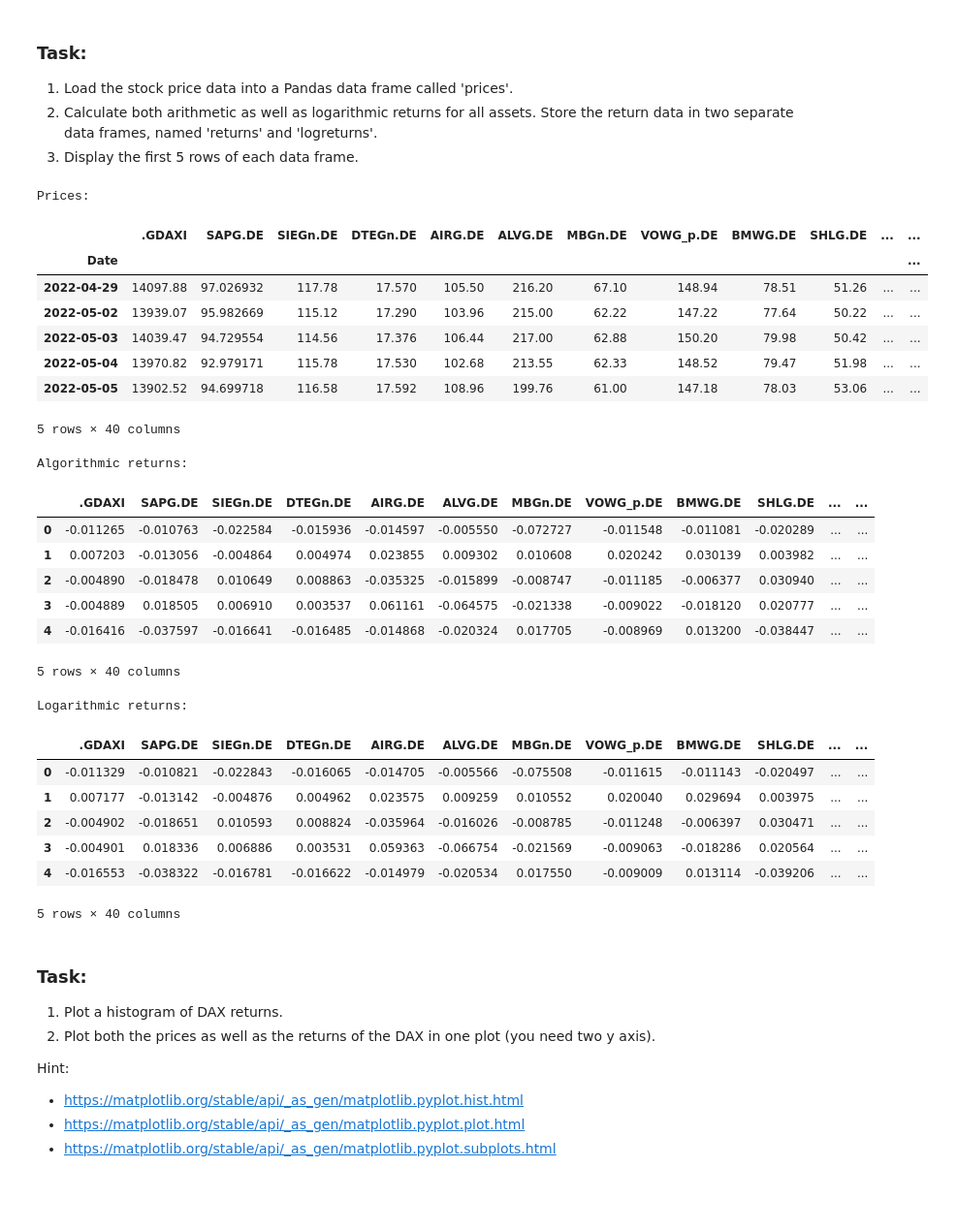
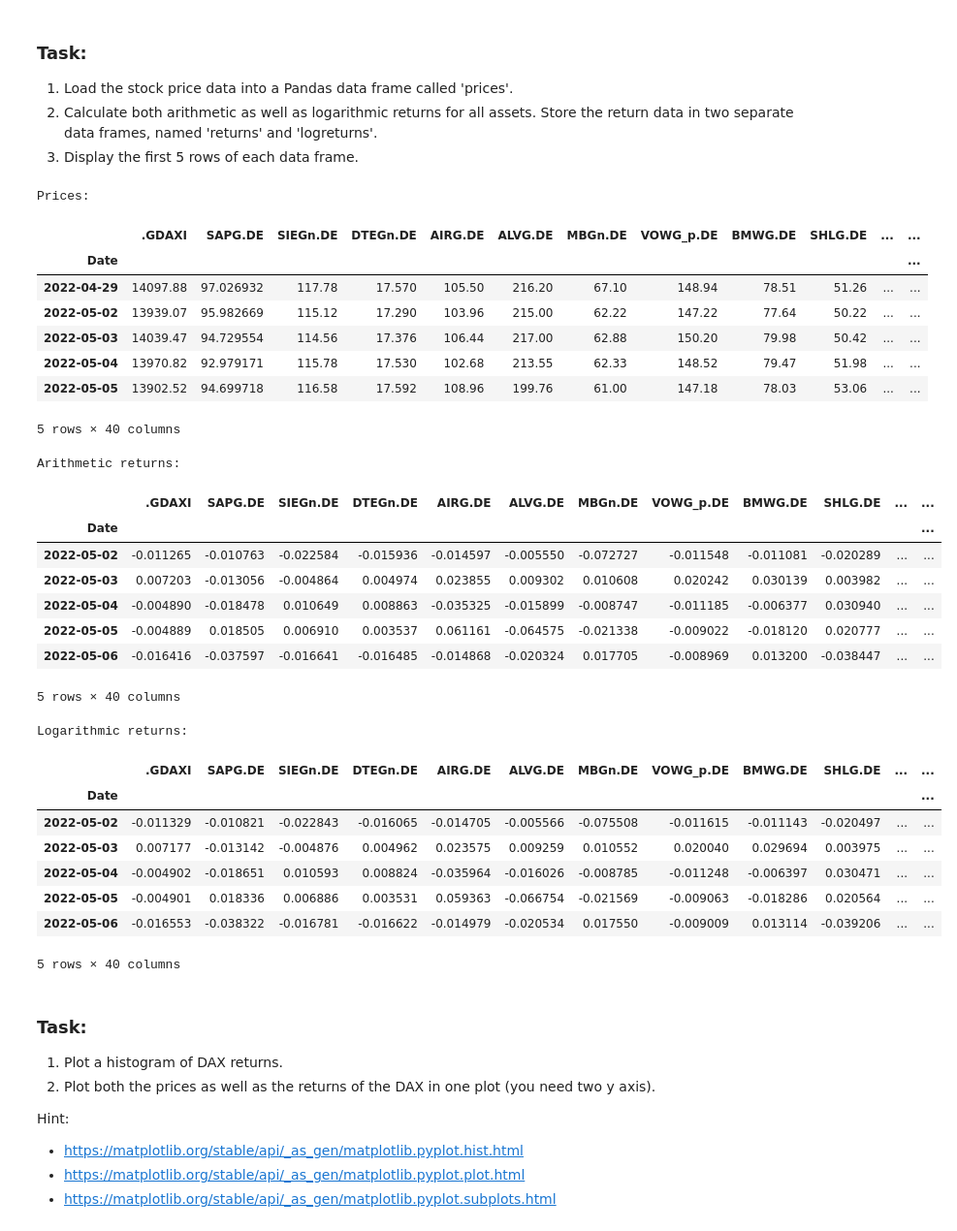
Before and after one commit to iwh-halle/fdap-2024-Big-Eric-Blip, a Jupyter notebook: homework/02_python.ipynb, the cells around one changed output. Shown at 97% size. Saved outputs shown, nothing was run; the diff lists cells and outputs as text; code cells hidden in the pictures; blank space fills up the shorter version.

```diff
--- a/homework/02_python.ipynb
+++ b/homework/02_python.ipynb
@@ -125,42 +125,44 @@ In general, it is a useful practice to prefix output files with the name of the
 # %%
 import pandas as pd
 import numpy as np
 
 prices=pd.DataFrame(pd.read_csv('02_python_data.csv',index_col=0))
-returns = pd.DataFrame({a: [(prices.loc[prices.index[i], a] - prices.loc[prices.index[i-1], a]) / prices.loc[prices.index[i-1], a] for i in range(1, len(prices))] for a in prices.columns})
-logreturns = pd.DataFrame({b: [np.log(prices.loc[prices.index[i], b] / prices.loc[prices.index[i-1], b]) for i in range(1, len(prices))] for b in prices.columns})
+returns= ((prices-prices.shift(1)) /prices.shift(1)).dropna()
+logreturns = np.log(prices / prices.shift(1)).dropna()
 
 print("Prices:")
 display(prices.head())
-print("\nAlgorithmic returns:")
+print("\nArithmetic returns:")
 display(returns.head())
 print("\nLogarithmic returns:")
 display(logreturns.head())
 # %% [output]
 Prices:
 |  | .GDAXI | SAPG.DE | SIEGn.DE | DTEGn.DE | AIRG.DE | ALVG.DE | MBGn.DE | VOWG_p.DE | BMWG.DE | SHLG.DE | ... | ... |
 | Date |  |  |  |  |  |  |  |  |  |  |  | ... |
 | 2022-04-29 | 14097.88 | 97.026932 | 117.78 | 17.570 | 105.50 | 216.20 | 67.10 | 148.94 | 78.51 | 51.26 | ... | ... |
 | 2022-05-02 | 13939.07 | 95.982669 | 115.12 | 17.290 | 103.96 | 215.00 | 62.22 | 147.22 | 77.64 | 50.22 | ... | ... |
 | 2022-05-03 | 14039.47 | 94.729554 | 114.56 | 17.376 | 106.44 | 217.00 | 62.88 | 150.20 | 79.98 | 50.42 | ... | ... |
 | 2022-05-04 | 13970.82 | 92.979171 | 115.78 | 17.530 | 102.68 | 213.55 | 62.33 | 148.52 | 79.47 | 51.98 | ... | ... |
 | 2022-05-05 | 13902.52 | 94.699718 | 116.58 | 17.592 | 108.96 | 199.76 | 61.00 | 147.18 | 78.03 | 53.06 | ... | ... |
 5 rows × 40 columns
-Algorithmic returns:
+Arithmetic returns:
 |  | .GDAXI | SAPG.DE | SIEGn.DE | DTEGn.DE | AIRG.DE | ALVG.DE | MBGn.DE | VOWG_p.DE | BMWG.DE | SHLG.DE | ... | ... |
-| 0 | -0.011265 | -0.010763 | -0.022584 | -0.015936 | -0.014597 | -0.005550 | -0.072727 | -0.011548 | -0.011081 | -0.020289 | ... | ... |
-| 1 | 0.007203 | -0.013056 | -0.004864 | 0.004974 | 0.023855 | 0.009302 | 0.010608 | 0.020242 | 0.030139 | 0.003982 | ... | ... |
-| 2 | -0.004890 | -0.018478 | 0.010649 | 0.008863 | -0.035325 | -0.015899 | -0.008747 | -0.011185 | -0.006377 | 0.030940 | ... | ... |
-| 3 | -0.004889 | 0.018505 | 0.006910 | 0.003537 | 0.061161 | -0.064575 | -0.021338 | -0.009022 | -0.018120 | 0.020777 | ... | ... |
-| 4 | -0.016416 | -0.037597 | -0.016641 | -0.016485 | -0.014868 | -0.020324 | 0.017705 | -0.008969 | 0.013200 | -0.038447 | ... | ... |
+| Date |  |  |  |  |  |  |  |  |  |  |  | ... |
+| 2022-05-02 | -0.011265 | -0.010763 | -0.022584 | -0.015936 | -0.014597 | -0.005550 | -0.072727 | -0.011548 | -0.011081 | -0.020289 | ... | ... |
+| 2022-05-03 | 0.007203 | -0.013056 | -0.004864 | 0.004974 | 0.023855 | 0.009302 | 0.010608 | 0.020242 | 0.030139 | 0.003982 | ... | ... |
+| 2022-05-04 | -0.004890 | -0.018478 | 0.010649 | 0.008863 | -0.035325 | -0.015899 | -0.008747 | -0.011185 | -0.006377 | 0.030940 | ... | ... |
+| 2022-05-05 | -0.004889 | 0.018505 | 0.006910 | 0.003537 | 0.061161 | -0.064575 | -0.021338 | -0.009022 | -0.018120 | 0.020777 | ... | ... |
+| 2022-05-06 | -0.016416 | -0.037597 | -0.016641 | -0.016485 | -0.014868 | -0.020324 | 0.017705 | -0.008969 | 0.013200 | -0.038447 | ... | ... |
 5 rows × 40 columns
 Logarithmic returns:
 |  | .GDAXI | SAPG.DE | SIEGn.DE | DTEGn.DE | AIRG.DE | ALVG.DE | MBGn.DE | VOWG_p.DE | BMWG.DE | SHLG.DE | ... | ... |
-| 0 | -0.011329 | -0.010821 | -0.022843 | -0.016065 | -0.014705 | -0.005566 | -0.075508 | -0.011615 | -0.011143 | -0.020497 | ... | ... |
-| 1 | 0.007177 | -0.013142 | -0.004876 | 0.004962 | 0.023575 | 0.009259 | 0.010552 | 0.020040 | 0.029694 | 0.003975 | ... | ... |
-| 2 | -0.004902 | -0.018651 | 0.010593 | 0.008824 | -0.035964 | -0.016026 | -0.008785 | -0.011248 | -0.006397 | 0.030471 | ... | ... |
-| 3 | -0.004901 | 0.018336 | 0.006886 | 0.003531 | 0.059363 | -0.066754 | -0.021569 | -0.009063 | -0.018286 | 0.020564 | ... | ... |
-| 4 | -0.016553 | -0.038322 | -0.016781 | -0.016622 | -0.014979 | -0.020534 | 0.017550 | -0.009009 | 0.013114 | -0.039206 | ... | ... |
+| Date |  |  |  |  |  |  |  |  |  |  |  | ... |
+| 2022-05-02 | -0.011329 | -0.010821 | -0.022843 | -0.016065 | -0.014705 | -0.005566 | -0.075508 | -0.011615 | -0.011143 | -0.020497 | ... | ... |
+| 2022-05-03 | 0.007177 | -0.013142 | -0.004876 | 0.004962 | 0.023575 | 0.009259 | 0.010552 | 0.020040 | 0.029694 | 0.003975 | ... | ... |
+| 2022-05-04 | -0.004902 | -0.018651 | 0.010593 | 0.008824 | -0.035964 | -0.016026 | -0.008785 | -0.011248 | -0.006397 | 0.030471 | ... | ... |
+| 2022-05-05 | -0.004901 | 0.018336 | 0.006886 | 0.003531 | 0.059363 | -0.066754 | -0.021569 | -0.009063 | -0.018286 | 0.020564 | ... | ... |
+| 2022-05-06 | -0.016553 | -0.038322 | -0.016781 | -0.016622 | -0.014979 | -0.020534 | 0.017550 | -0.009009 | 0.013114 | -0.039206 | ... | ... |
 5 rows × 40 columns
 # %% [markdown]
 ### Task:
```
Also changed, not shown: parts of 4 cells of this notebook, 4 other files.
